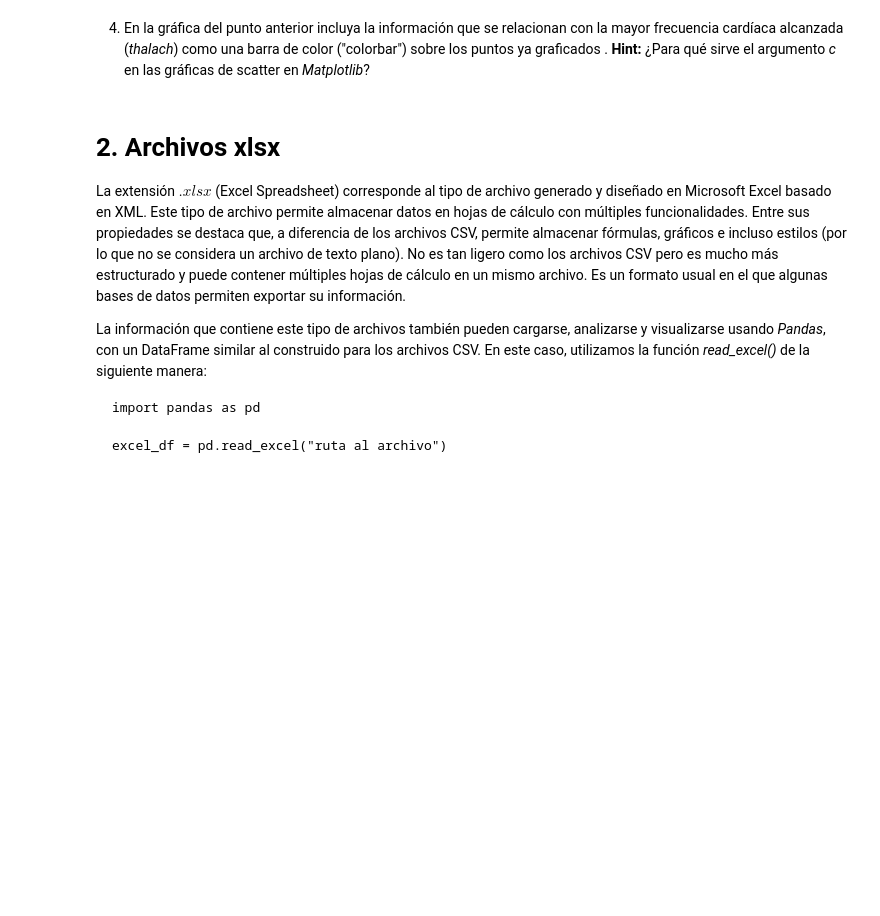
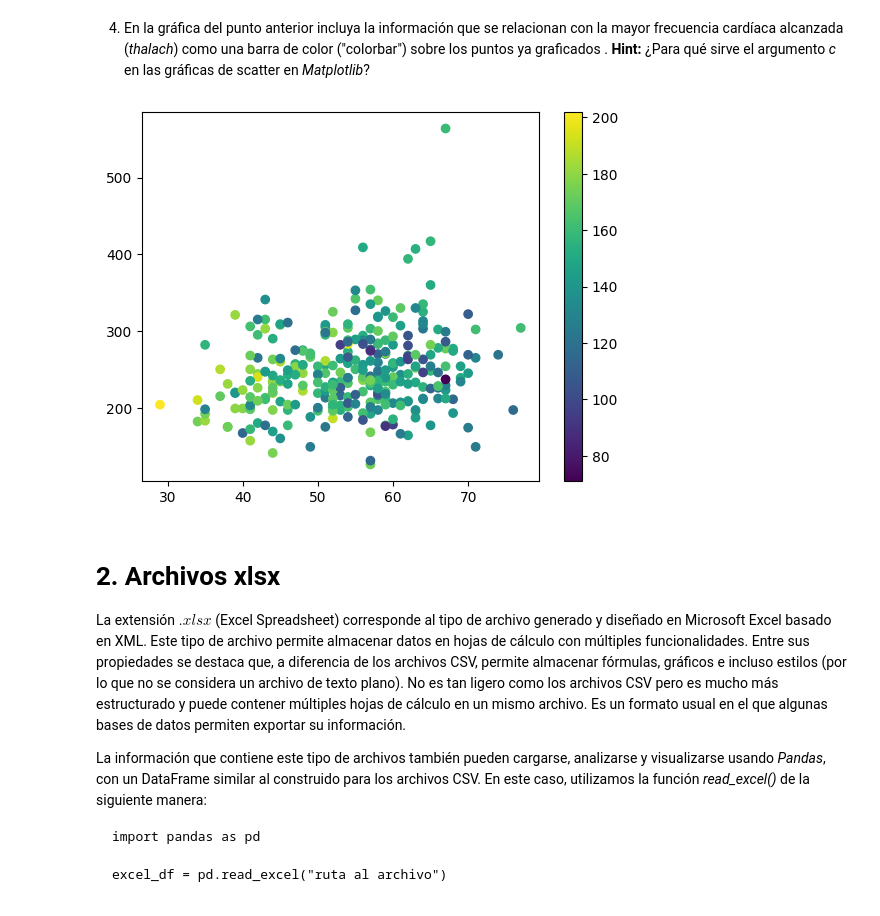
Before and after one commit to JuanDavidforhuerf/lab-3-FML, a Jupyter notebook: Laboratorio_3_20261.ipynb, the cells around one changed output. Cells and saved outputs as stored; diff of their text form; code cells hidden in the pictures; blank space fills up the shorter version.

```diff
--- a/Laboratorio_3_20261.ipynb
+++ b/Laboratorio_3_20261.ipynb
@@ -82,5 +101,12 @@ heart_df = pd.read_csv()
 # %% [markdown]
 4. En la gráfica del punto anterior incluya la información que se relacionan con la mayor frecuencia cardíaca alcanzada (*thalach*) como una barra de color ("colorbar") sobre los puntos ya graficados . **Hint:** ¿Para qué sirve el argumento *c* en las gráficas de scatter en *Matplotlib*?
+# %%
+figura ,ax = plt.subplots(1,1)
+ax.scatter(heart_df["age"],heart_df["chol"],c= heart_df["thalach"] )
+plt.colorbar(ax.collections[0])
+plt.show()
+# %% [output]
+[figure, added]
 # %% [markdown]
 # **2. Archivos xlsx**
 
```
Also changed, not shown: parts of 6 cells of this notebook.
